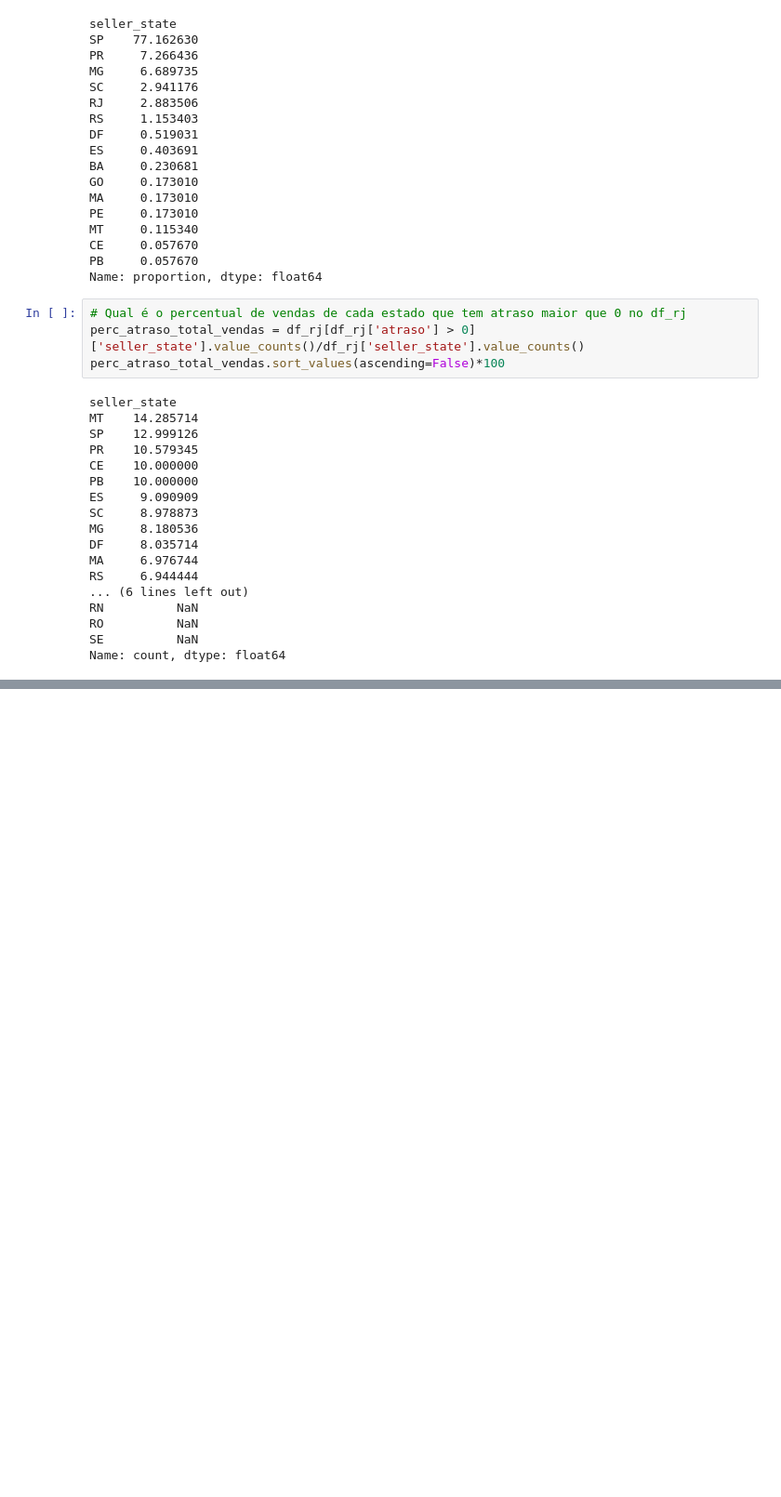
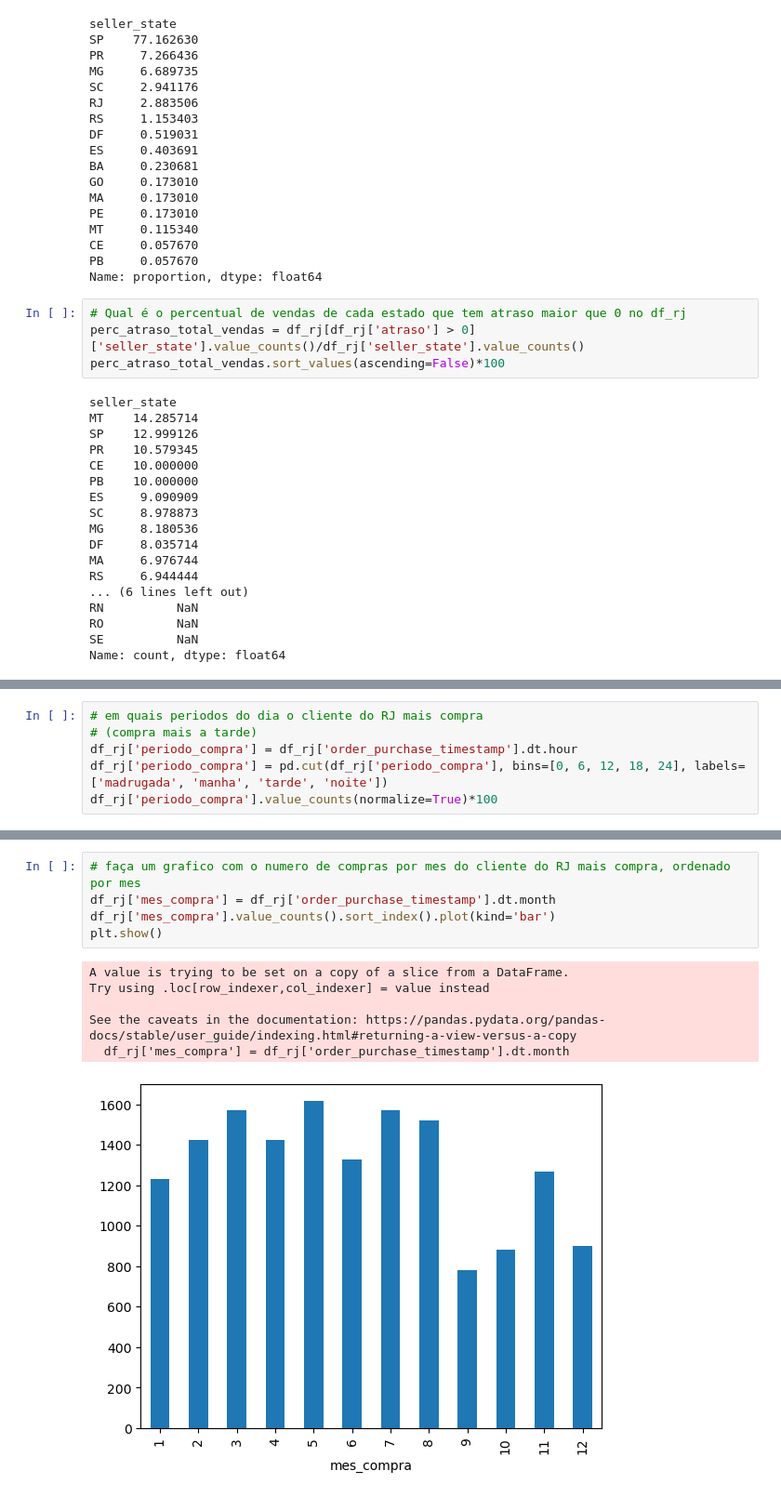
Before and after one commit to caio-a-garcia/PADS202401, a Jupyter notebook: EDA_Olist_perguntas.ipynb, the cells around one changed output, grey strips where cells are left out. Shown at 93% size. Saved outputs shown, nothing was run; the diff lists cells and outputs as text; blank space fills up the shorter version.

```diff
--- a/EDA_Olist_perguntas.ipynb
+++ b/EDA_Olist_perguntas.ipynb
@@ -935,0 +1021,6 @@ Name: count, dtype: float64
+# %%
+# em quais periodos do dia o cliente do RJ mais compra
+# (compra mais a tarde)
+df_rj['periodo_compra'] = df_rj['order_purchase_timestamp'].dt.hour
+df_rj['periodo_compra'] = pd.cut(df_rj['periodo_compra'], bins=[0, 6, 12, 18, 24], labels=['madrugada', 'manha', 'tarde', 'noite'])
+df_rj['periodo_compra'].value_counts(normalize=True)*100
@@ -935,0 +1044,12 @@ Name: count, dtype: float64
+# %%
+# faça um grafico com o numero de compras por mes do cliente do RJ mais compra, ordenado por mes
+df_rj['mes_compra'] = df_rj['order_purchase_timestamp'].dt.month
+df_rj['mes_compra'].value_counts().sort_index().plot(kind='bar')
+plt.show()
+# %% [output]
+A value is trying to be set on a copy of a slice from a DataFrame.
+Try using .loc[row_indexer,col_indexer] = value instead
+
+See the caveats in the documentation: https://pandas.pydata.org/pandas-docs/stable/user_guide/indexing.html#returning-a-view-versus-a-copy
+  df_rj['mes_compra'] = df_rj['order_purchase_timestamp'].dt.month
+[figure, added]
```
Also changed, not shown: parts of 32 cells of this notebook, 1 other file.
